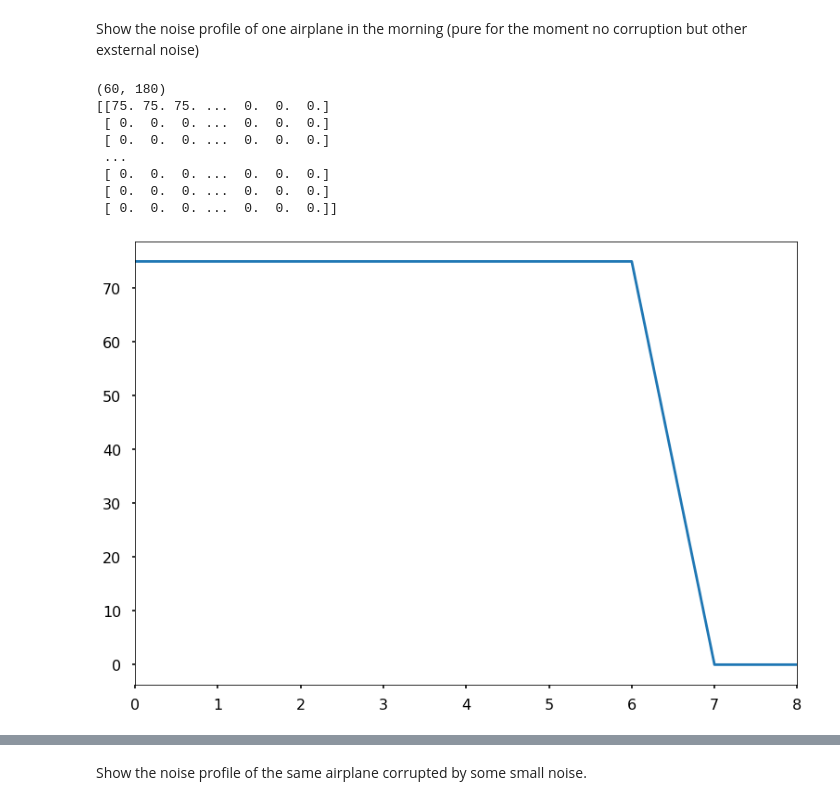
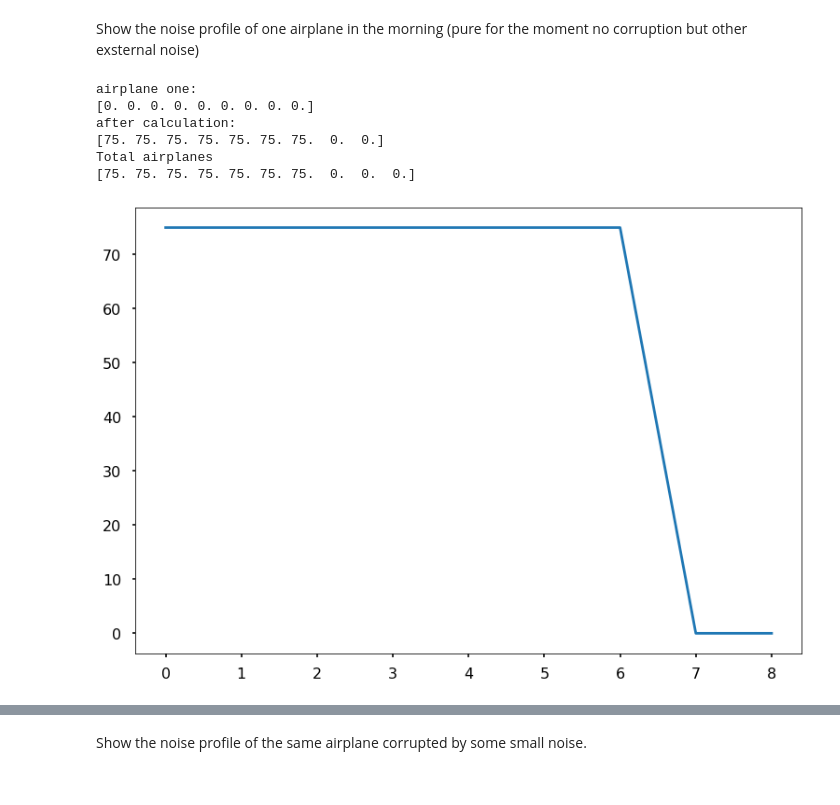
Before and after one commit to mohammedfmehboob/PythonTutorials, a Jupyter notebook: tutorial010Exercise.ipynb, the cells around one changed output, grey strips where cells are left out. Drawn from its saved outputs; the diff is of its cells as text; code cells hidden in the pictures.

```diff
--- a/tutorial010Exercise.ipynb
+++ b/tutorial010Exercise.ipynb
@@ -55,21 +55,23 @@ Show the noise profile of one airplane in the morning (pure for the moment no co
 # %%
 decibals = 75
 minutes_per_plane = 7
 total_airplanes =  np.zeros((morning_airplanes,
                           total_time_morn))
-airplane_one = total_airplanes[0]
-airplane_one[0:7] = 75
-print(total_airplanes.shape)
-print(total_airplanes)
-plt.xlim(0, 8)
-plt.plot(airplane_one);
+airplane_one_initial = total_airplanes[0, 0:9]
+print('airplane one:')
+print(airplane_one_initial)
+for i in range(7):
+    airplane_one_initial[i] = 75
+print('after calculation:')
+print(airplane_one_initial)
+print("Total airplanes")
+print(total_airplanes[0, 0:10])
+plt.plot(airplane_one_initial);
 # %% [output]
-(60, 180)
-[[75. 75. 75. ...  0.  0.  0.]
- [ 0.  0.  0. ...  0.  0.  0.]
- [ 0.  0.  0. ...  0.  0.  0.]
- ...
- [ 0.  0.  0. ...  0.  0.  0.]
- [ 0.  0.  0. ...  0.  0.  0.]
- [ 0.  0.  0. ...  0.  0.  0.]]
+airplane one:
+[0. 0. 0. 0. 0. 0. 0. 0. 0.]
+after calculation:
+[75. 75. 75. 75. 75. 75. 75.  0.  0.]
+Total airplanes
+[75. 75. 75. 75. 75. 75. 75.  0.  0.  0.]
-[figure, old version]
+[figure, new version]
```
Also changed, not shown: parts of 5 cells of this notebook.
